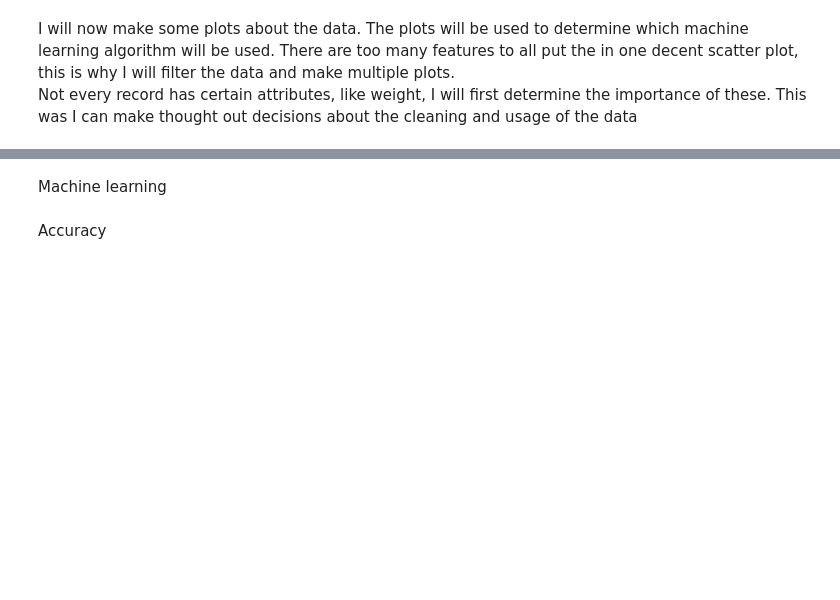
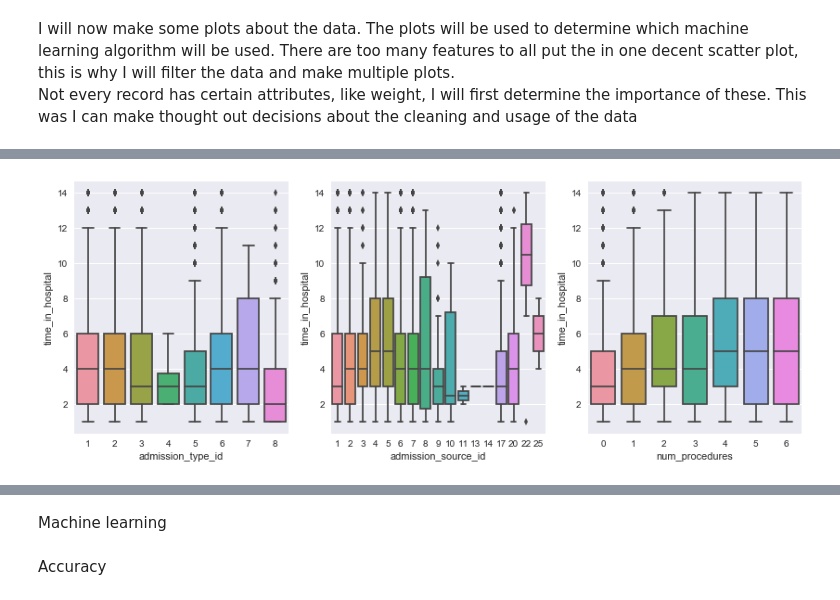
Before and after one commit to ubaer/ADS-ML, a Jupyter notebook: Miniproject/ML_Miniproject_Kevin_Jetten.ipynb, the cells around one changed output, grey strips where cells are left out. Cells and saved outputs as stored; diff of their text form; code cells hidden in the pictures; blank space fills up the shorter version.

```diff
--- a/Miniproject/ML_Miniproject_Kevin_Jetten.ipynb
+++ b/Miniproject/ML_Miniproject_Kevin_Jetten.ipynb
@@ -100,0 +184,27 @@ plt.show()
+# %%
+matplotlib.rcParams['figure.figsize'] = 19,5
+admissions = pd.DataFrame({'admission_type_id': data['admission_type_id'],
+                                      'admission_source_id': data['admission_source_id'],
+                                      'num_lab_procedures': data['num_lab_procedures'],
+                                      'num_procedures': data['num_procedures'],
+                                      'num_medications': data['num_medications'],
+                                      'number_outpatient': data['number_outpatient'],
+                                      'number_emergency': data['number_emergency'],
+                                      'number_inpatient': data['number_inpatient'],
+                                      'number_diagnoses': data['number_diagnoses'],
+                                     'time_in_hospital':data['time_in_hospital']})
+
+gs = gridspec.GridSpec(1, 4)
+
+pl.figure()
+ax1 = pl.subplot(gs[0, 0])
+ax2 = pl.subplot(gs[0, 1])
+ax3 = pl.subplot(gs[0, 2])
+
+sns.boxplot(x="admission_type_id", y="time_in_hospital", data=admissions, ax=ax1)
+sns.boxplot(x="admission_source_id", y="time_in_hospital", data=admissions, ax=ax2)
+sns.boxplot(x="num_procedures", y="time_in_hospital", data=admissions, ax=ax3)
+
+plt.show()
+# %% [output]
+[figure, added]
```
Also changed, not shown: parts of 9 cells of this notebook.
